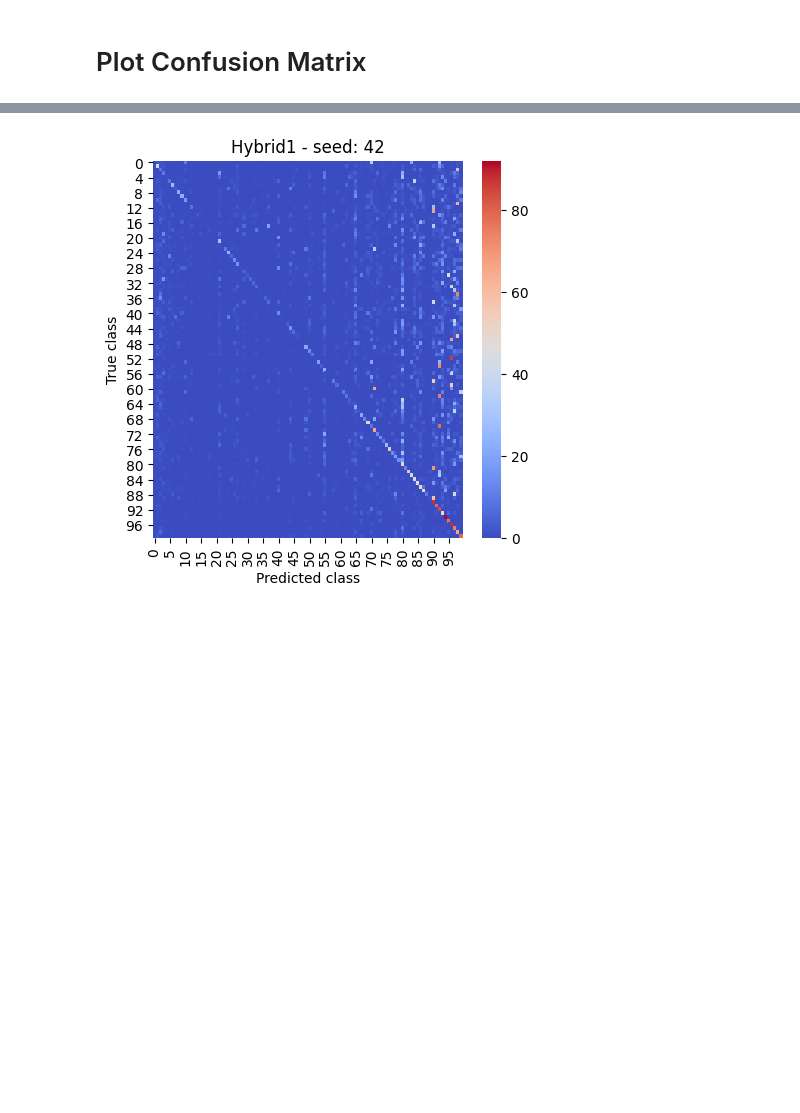
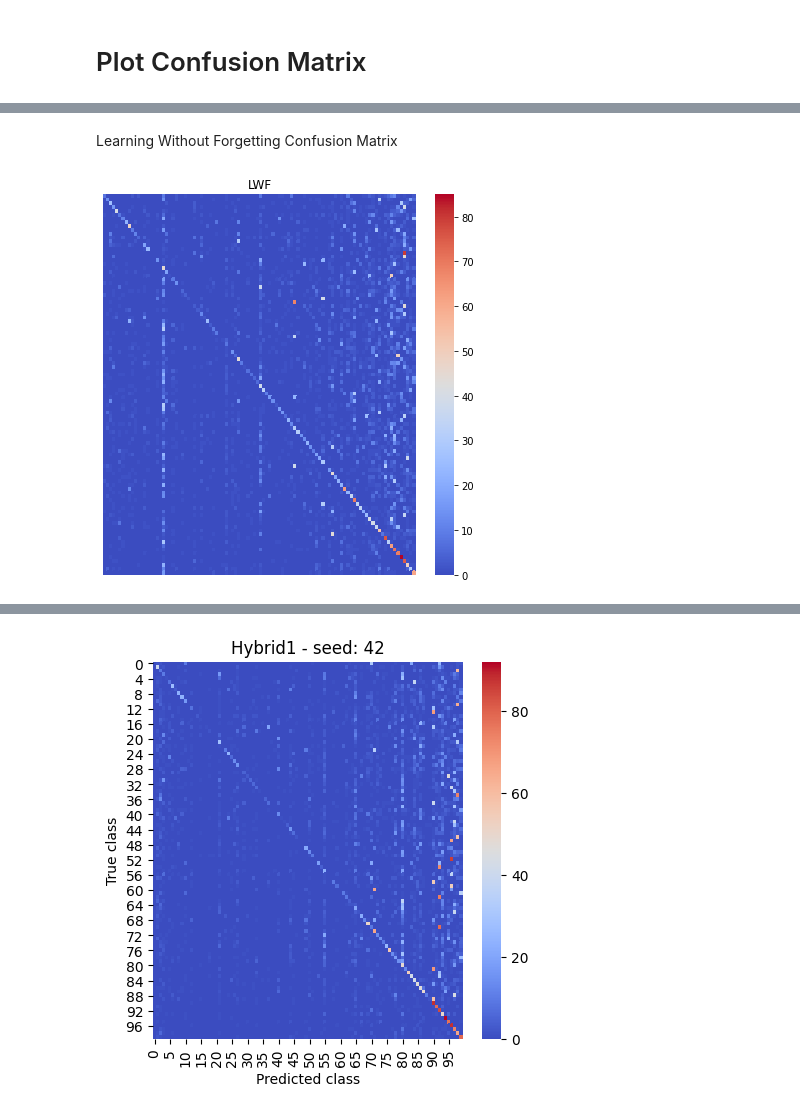
Before and after one commit to antonioalbanese/ProjectMLDL, a Jupyter notebook: plots/Plots.ipynb, the cells around one changed output, grey strips where cells are left out. Saved outputs shown, nothing was run; the diff lists cells and outputs as text; code cells hidden in the pictures; blank space fills up the shorter version.

```diff
--- a/plots/Plots.ipynb
+++ b/plots/Plots.ipynb
@@ -279,0 +305,14 @@ iCaRL_true_labels =json.load(jsonfile)
+# %% [markdown]
+Learning Without Forgetting Confusion Matrix
+# %%
+preds = np.array(LWF_predictions[1])
+targets = np.array(LWF_true_labels[1])
+
+f, axes = plt.subplots(1, 1, figsize=(7, 7))
+cf_matrix = confusion_matrix(targets, preds)
+ax1 = sns.heatmap(cf_matrix,cmap='coolwarm', yticklabels=False, xticklabels=False)
+ax1.axes.get_yaxis().set_visible(False)
+plt.title("LWF")
+ax1.get_figure().savefig("conf_LWF")
+# %% [output]
+[figure, added]
```
Also changed, not shown: parts of 12 cells of this notebook.
